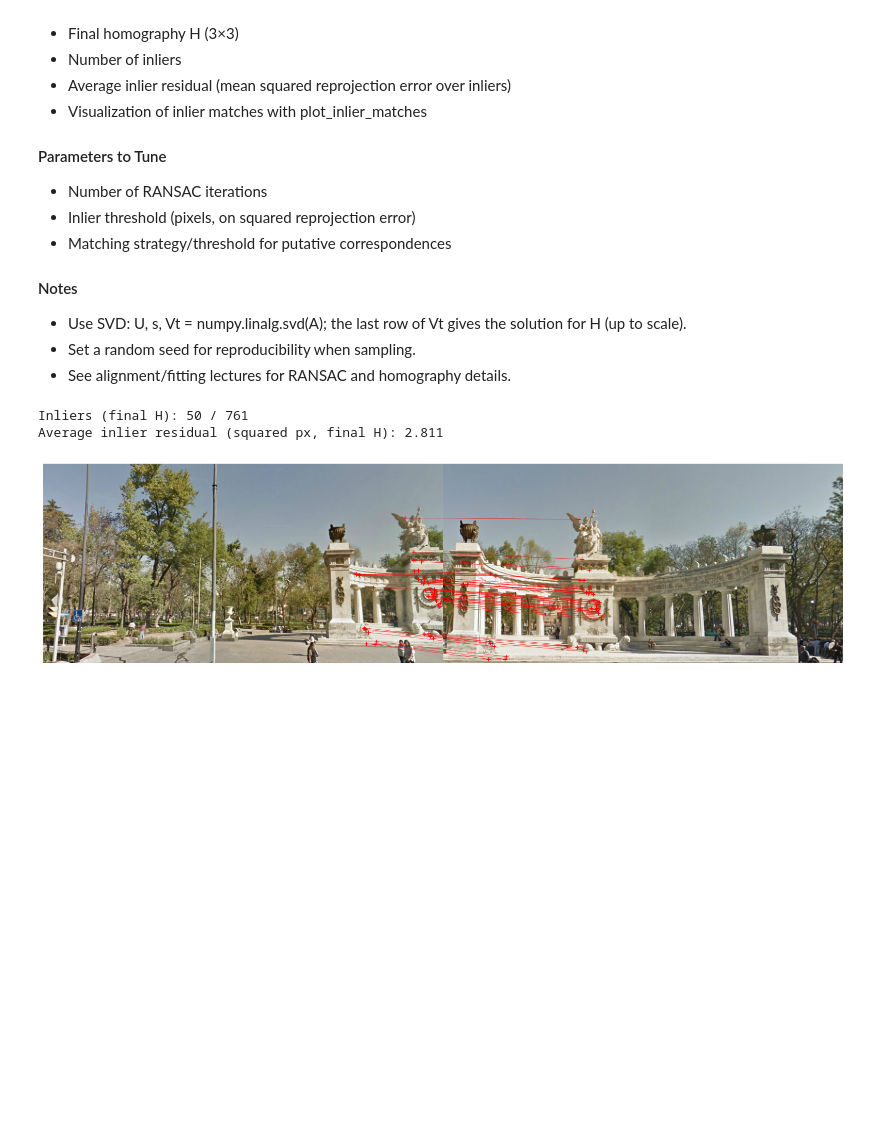
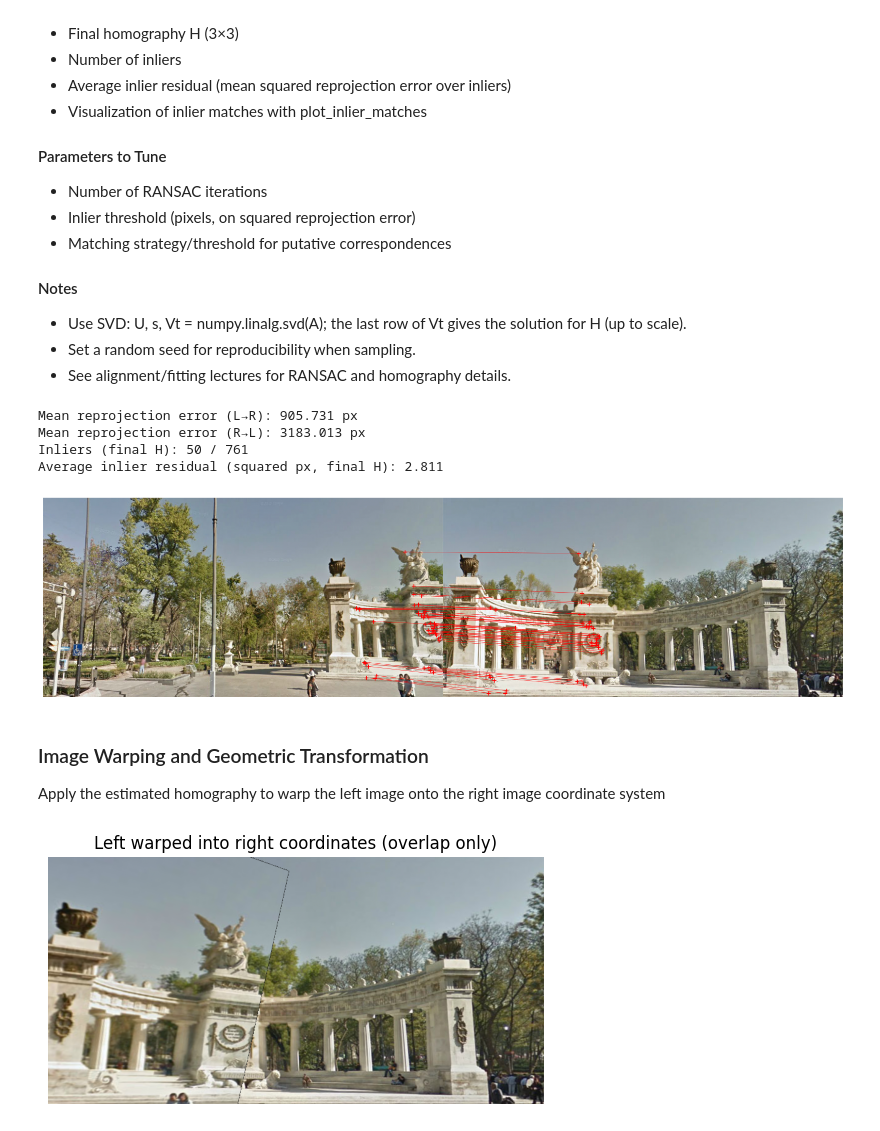
Before and after one commit to rashiqul/ece549, a Jupyter notebook: notebooks/alam_rashiqul_a3.ipynb, the cells around one changed output. Drawn from its saved outputs; the diff is of its cells as text; code cells hidden in the pictures; blank space fills up the shorter version.

```diff
--- a/notebooks/alam_rashiqul_a3.ipynb
+++ b/notebooks/alam_rashiqul_a3.ipynb
@@ -330,9 +332,12 @@ def reprojection_loss(h_flat, points_left, points_right):
     """
     Compute the reprojection loss given a homography matrix and corresponding points.
     """
+    # Reshape the flat homography vector into a 3x3 matrix
     h = h_flat.reshape(3,3)
-    err = reprojection_errors(h, points_left, points_right)
-    return np.mean(err**2)
+    # Compute reprojection errors
+    error = reprojection_errors(h, points_left, points_right)
+    # Return mean squared error
+    return np.mean(error**2)
 # %%
 # Random number generator, 0 seed for reproducibility
 rng = np.random.default_rng(0)
@@ -385,6 +390,15 @@ final_homography = compute_homography(
     matched_points_right[best_inliers_mask]
 )
 
+# Compute inverse homography
+Hinv = np.linalg.inv(final_homography)
+
+# Calculate and report mean reprojection errors
+error_left = reprojection_errors(Hinv, matched_points_left, matched_points_right).mean()
+error_right = reprojection_errors(final_homography, matched_points_right, matched_points_left).mean()
+print(f"Mean reprojection error (L→R): {error_left:.3f} px")
+print(f"Mean reprojection error (R→L): {error_right:.3f} px")
+
 # Refine homography using nonlinear optimization (minimize reprojection loss)
 result = minimize(
                # Function to minimize the loss in the optimization
@@ -405,15 +419,18 @@ refined_homography /= refined_homography[2,2]
 # Update the final homography
 final_homography = refined_homography
 
-# Recompute inliers using the final H
+# Recompute inliers using the final homography
 errors_final = reprojection_errors(
     final_homography,
     matched_points_left,
     matched_points_right
 )
+
+# If errors_final is less than inlier_threshold, mark as inlier
 final_inliers_mask = errors_final < inlier_threshold
 
-# Report with the final inliers
+# Calculate the average inlier residual (squared)
+# Converted the mean to float for consistent formatting
 avg_inlier_residual_sq = float(np.mean(errors_final[final_inliers_mask]**2))
 print(f"Inliers (final H): {int(final_inliers_mask.sum())} / {len(matched_points_left)}")
 print(f"Average inlier residual (squared px, final H): {avg_inlier_residual_sq:.3f}")
@@ -422,6 +439,7 @@ print(f"Average inlier residual (squared px, final H): {avg_inlier_residual_sq:.
 inlier_points_left  = matched_points_left[final_inliers_mask]
 inlier_points_right = matched_points_right[final_inliers_mask]
 
+# Prepare inlier matches for plotting
 inliers_xy = np.column_stack([
     inlier_points_left[:, 0],   # x_left
     inlier_points_left[:, 1],   # y_left
@@ -429,9 +447,49 @@ inliers_xy = np.column_stack([
     inlier_points_right[:, 1]   # y_right
 ])
 
+# Plot inlier matchess
 fig, ax = plt.subplots(figsize=(20, 10))
+# Call the provided function to plot inlier matches
 plot_inlier_matches(ax, left_rgb, right_rgb, inliers_xy)
 # %% [output]
+Mean reprojection error (L→R): 905.731 px
+Mean reprojection error (R→L): 3183.013 px
 Inliers (final H): 50 / 761
 Average inlier residual (squared px, final H): 2.811
 [figure]
+# %% [markdown]
+### Image Warping and Geometric Transformation
+Apply the estimated homography to warp the left image onto the right image coordinate system
+# %%
+# Grab image dimensions
+h_left,  w_left  = left_rgb.shape[:2]
+h_right, w_right = right_rgb.shape[:2]
+
+# Create inverse transformation to map from output coordinates to source coordinates
+# For warping, need the inverse of H to sample from the left image
+homography_inverse = np.linalg.inv(final_homography)
+to_left_coords = ProjectiveTransform(homography_inverse)
+
+# Warp the left image into the right image's coordinate frame size, just to check alignment.
+warped_left_in_right_frame = warp(
+    left_rgb,
+    to_left_coords,
+    output_shape=(h_right, w_right)
+)
+
+# Create masks for blending
+mask_left = (warped_left_in_right_frame.sum(axis=2) > 0).astype(float)
+mask_right = (right_rgb.sum(axis=2) > 0).astype(float)
+
+# Blend using simple alpha blending, favoring the right image where both overlap
+alpha = np.clip(mask_left, 0, 1)
+# Generate the overlay image
+overlay = alpha[...,None] * warped_left_in_right_frame + (1 - alpha[...,None]) * right_rgb
+
+# Visualize the overlay of the warped left image and the right image
+plt.imshow(overlay)
+plt.title("Left warped into right coordinates (overlap only)")
+plt.axis('off')
+plt.show()
+# %% [output]
+[figure, added]
```
Also changed, not shown: parts of 4 cells of this notebook.
